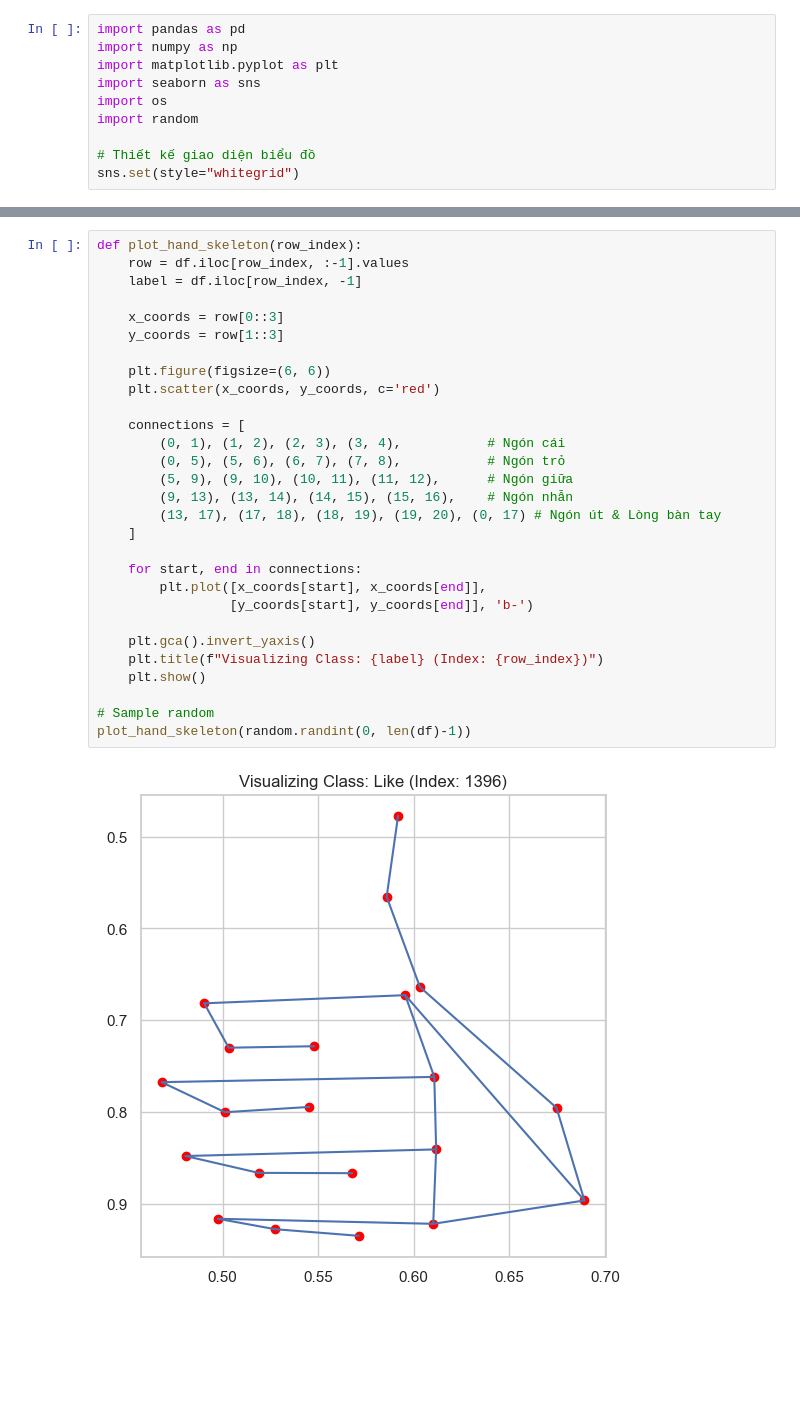
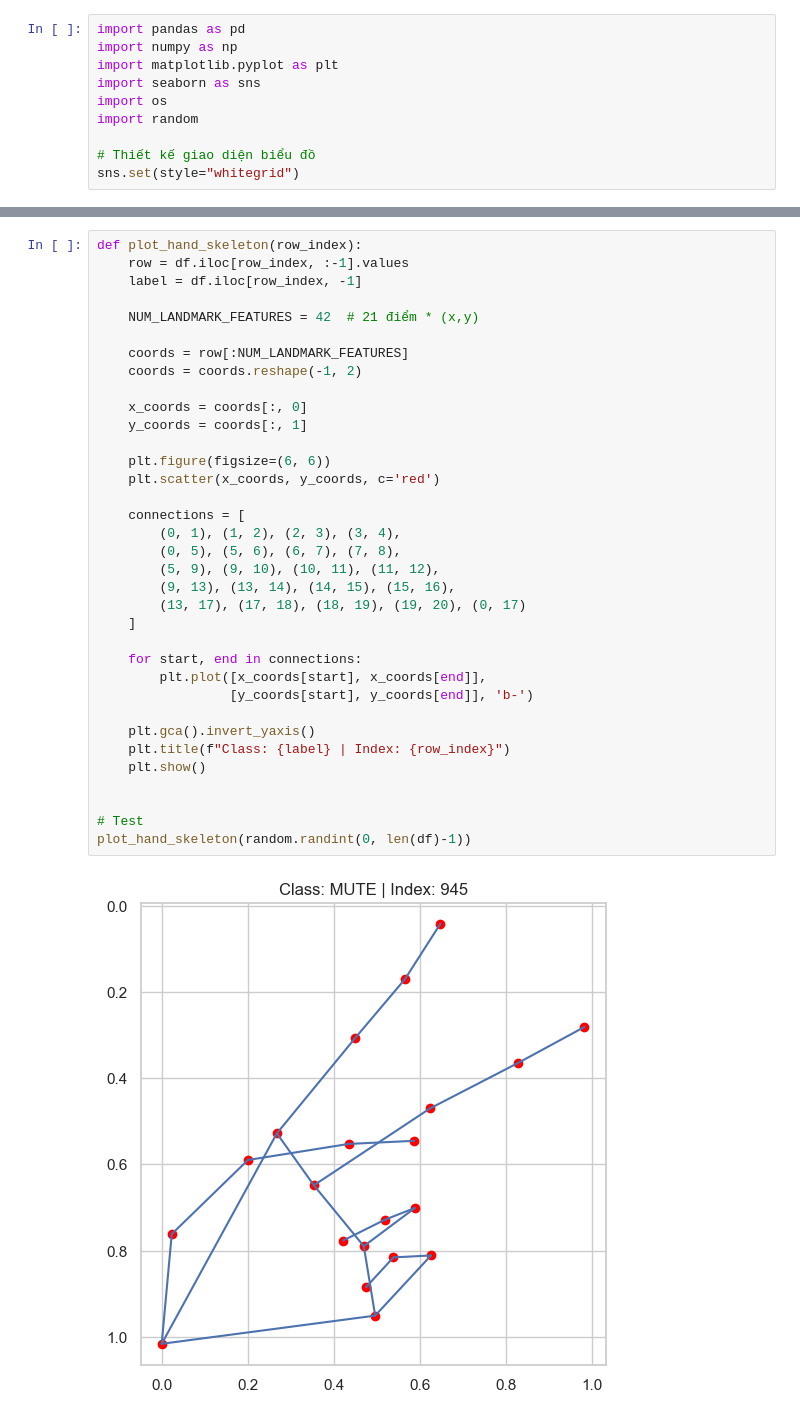
Before and after one commit to phunh1901/hand-gesture-recognition, a Jupyter notebook: notebooks/eda_augmentation.ipynb, the cells around one changed output, grey strips where cells are left out. Drawn from its saved outputs; the diff is of its cells as text; blank space fills up the shorter version.

```diff
--- a/notebooks/eda_augmentation.ipynb
+++ b/notebooks/eda_augmentation.ipynb
@@ -138,31 +224,37 @@ Số lượng dòng bị lỗi (toàn số 0): 0
 # %%
 def plot_hand_skeleton(row_index):
     row = df.iloc[row_index, :-1].values
     label = df.iloc[row_index, -1]
 
-    x_coords = row[0::3]
-    y_coords = row[1::3]
+    NUM_LANDMARK_FEATURES = 42  # 21 điểm * (x,y)
+
+    coords = row[:NUM_LANDMARK_FEATURES]
+    coords = coords.reshape(-1, 2)
+
+    x_coords = coords[:, 0]
+    y_coords = coords[:, 1]
 
     plt.figure(figsize=(6, 6))
     plt.scatter(x_coords, y_coords, c='red')
 
     connections = [
-        (0, 1), (1, 2), (2, 3), (3, 4),           # Ngón cái
-        (0, 5), (5, 6), (6, 7), (7, 8),           # Ngón trỏ
-        (5, 9), (9, 10), (10, 11), (11, 12),      # Ngón giữa
-        (9, 13), (13, 14), (14, 15), (15, 16),    # Ngón nhẫn
-        (13, 17), (17, 18), (18, 19), (19, 20), (0, 17) # Ngón út & Lòng bàn tay
+        (0, 1), (1, 2), (2, 3), (3, 4),
+        (0, 5), (5, 6), (6, 7), (7, 8),
+        (5, 9), (9, 10), (10, 11), (11, 12),
+        (9, 13), (13, 14), (14, 15), (15, 16),
+        (13, 17), (17, 18), (18, 19), (19, 20), (0, 17)
     ]
 
     for start, end in connections:
         plt.plot([x_coords[start], x_coords[end]],
                  [y_coords[start], y_coords[end]], 'b-')
 
     plt.gca().invert_yaxis()
-    plt.title(f"Visualizing Class: {label} (Index: {row_index})")
+    plt.title(f"Class: {label} | Index: {row_index}")
     plt.show()
 
-# Sample random
+
+# Test
 plot_hand_skeleton(random.randint(0, len(df)-1))
 # %% [output]
-[figure, old version]
+[figure, new version]
```
Also changed, not shown: parts of 4 cells of this notebook.
